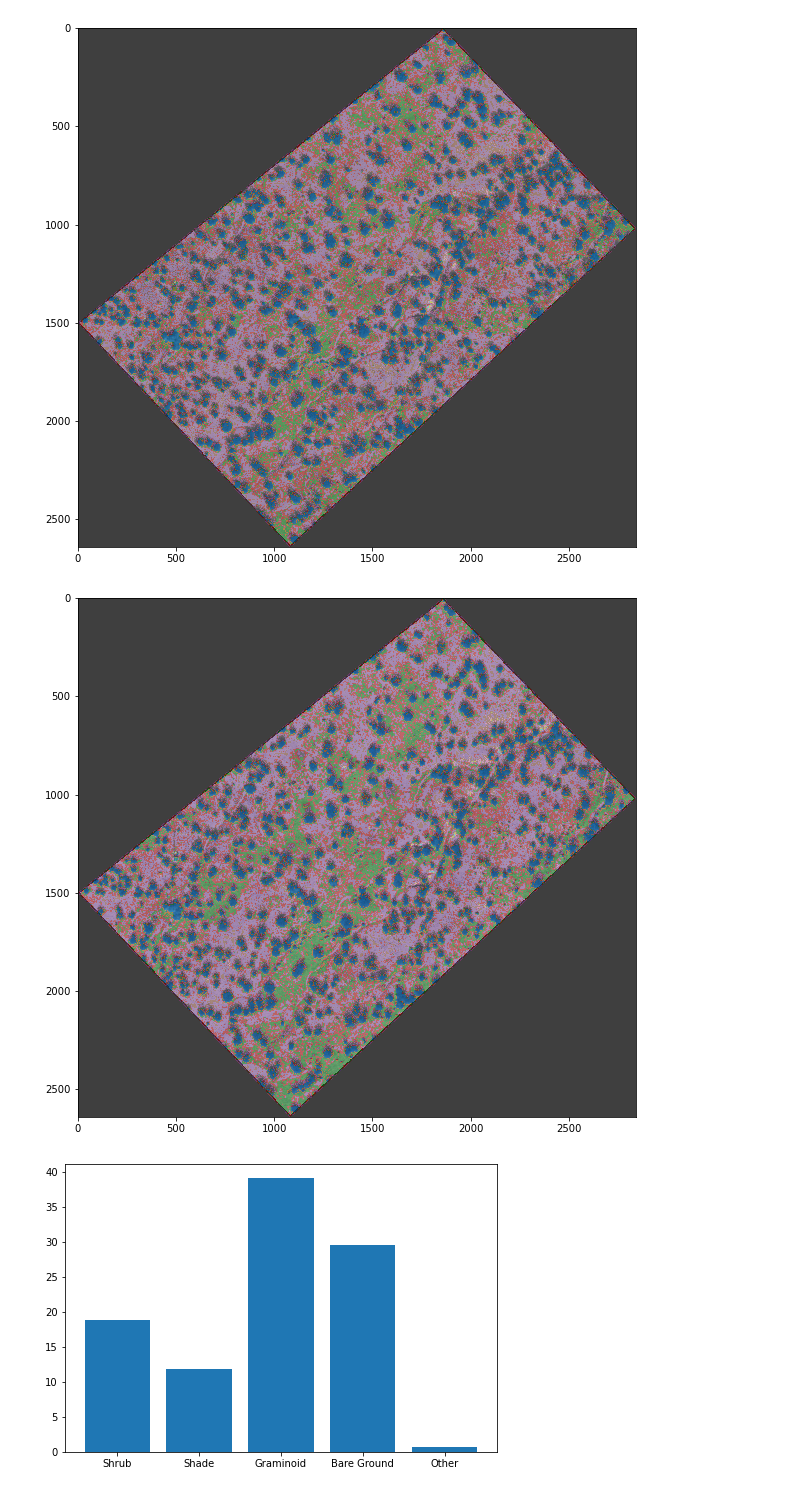
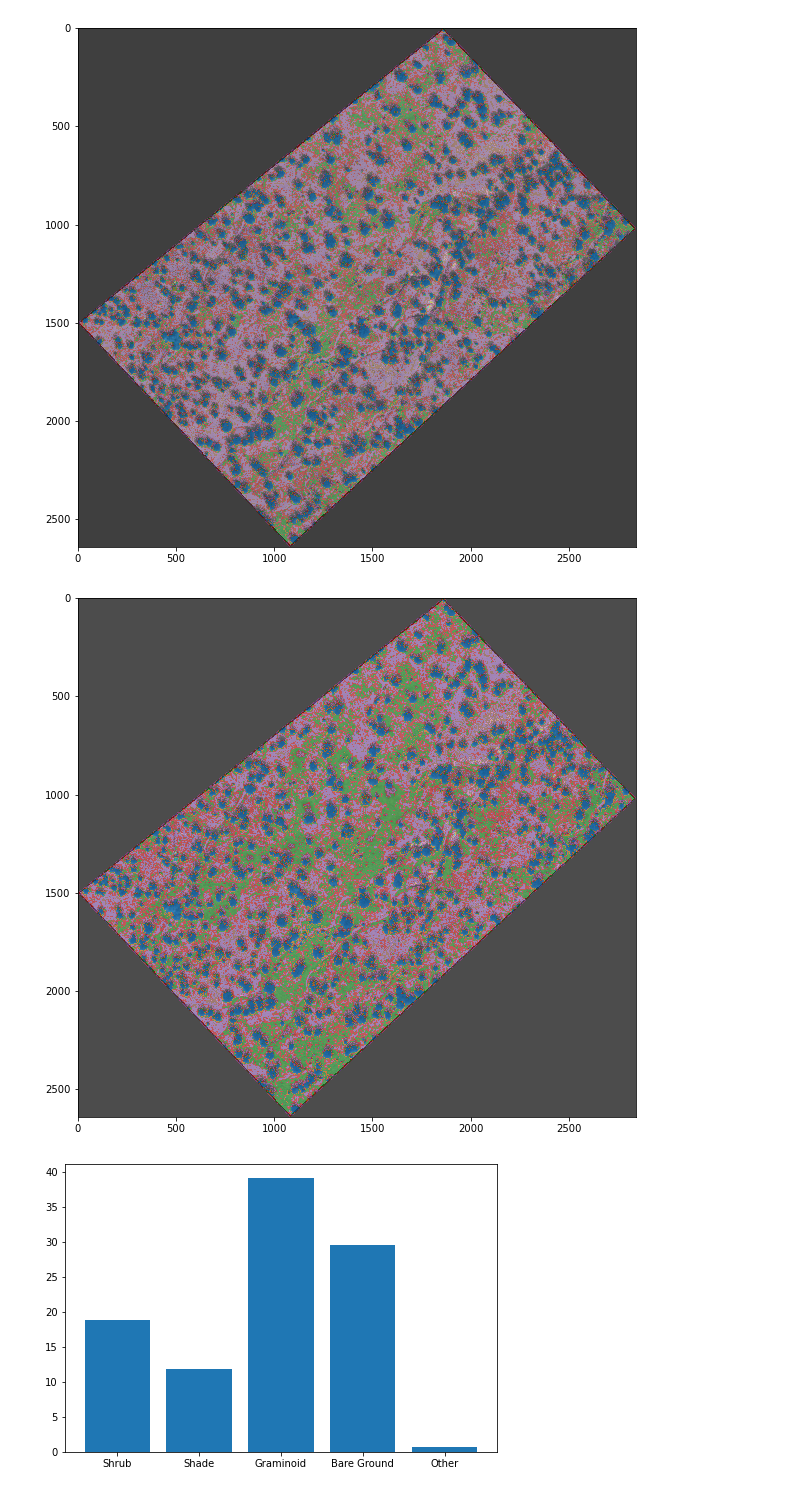
Before and after one commit to Aryal007/ml_satellite_image_segmentation, a Jupyter notebook: example_jornada_airborne.ipynb, the cells around one changed output. Cells and saved outputs as stored; diff of their text form; code cells hidden in the pictures.

```diff
--- a/example_jornada_airborne.ipynb
+++ b/example_jornada_airborne.ipynb
@@ -19,9 +46,2 @@ pre_mask = pre_data.get_mask(column="Classname")
 # %% [markdown]
 ## Read post harvest data
-# %%
-post_tiff_filename = "./Sergio/Images/JOR_C_Post_6Band_Ortho_26913_5cm_NAD83_MaxLike_Super_TrainingSample_Final.tif"
-post_shp_filename = "./Sergio/Labels/JOR_C_Post_6Band_Ortho_26913_5cm_NAD83_MaxLike_Super_TrainingSample_Final.shp"
-
-post_data = Data(post_tiff_filename, post_shp_filename, classes = ['Shrub', 'Graminoid', 'Bare Ground', 'Shade', 'Other'])
-post_tiff = post_data.read_tiff()
-post_mask = post_data.get_mask(column="Classname")
@@ -265,5 +269,5 @@ Classification Report:
 # %%
-post_prediction = post_pre_classifier.get_labels(post_tiff,"/estimator.sav")
+post_prediction = post_classifier.get_labels(post_tiff,"/estimator.sav")
 # %% [output]
         Batch 1 of 16
         Batch 2 of 16
@@ -327,19 +331,19 @@ plt.imsave("./pre_predicted.png", pre_prediction, cmap = 'tab10')
 # %%
 import matplotlib.pyplot as plt
 
 image_np = post_tiff.read()[[2,3,4],:,:].transpose(1,2,0)
 image_np[image_np == -32767] = np.nan
 minimum = np.nan_to_num(image_np).min(axis=(0,1))
 maximum = np.nan_to_num(image_np).max(axis=(0,1))
 plt.figure(figsize = (10,10))
 image = (image_np - minimum ) / (maximum -minimum)
 plt.imshow(image)
-plt.imshow(post_prediction, cmap = 'tab10', alpha=0.5)
+plt.imshow(post_prediction, cmap = 'tab10', alpha=0.6)
 plt.savefig("./post_image_predicted.png")
 plt.imsave("./post_image.png", image)
 plt.imsave("./post_predicted.png", post_prediction, cmap = 'tab10')
 # %% [output]
-[figure, old version]
+[figure, new version]
 # %%
 from collections import Counter
 
```
Also changed, not shown: parts of 20 cells of this notebook, 1 other file.
